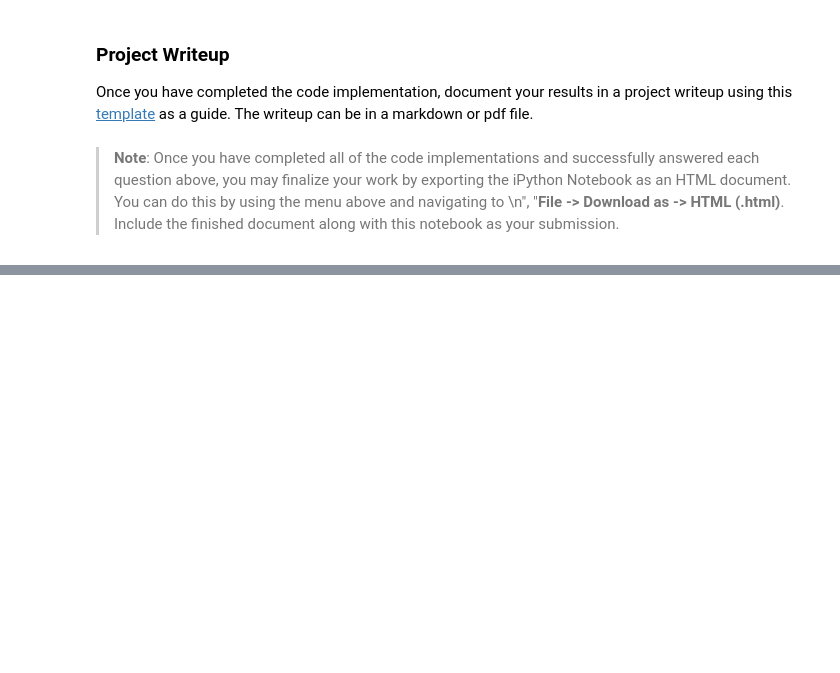
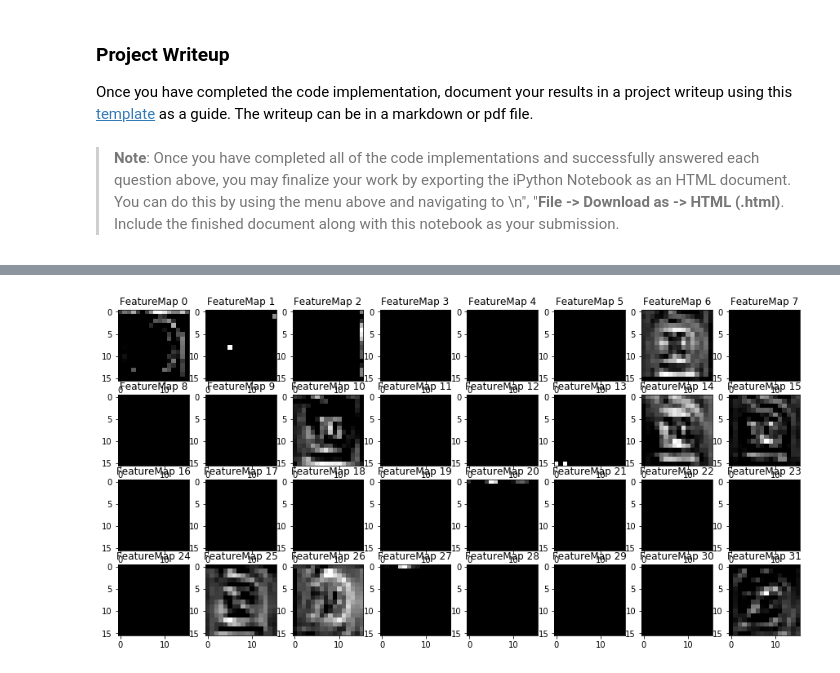
Before and after one commit to KUASWoodyLIN/Udacity_self_driving_car_challenge_2, a Jupyter notebook: Traffic_Sign_Classifier.ipynb, the cells around one changed output, grey strips where cells are left out. Saved outputs shown, nothing was run; the diff lists cells and outputs as text; code cells hidden in the pictures; blank space fills up the shorter version.

```diff
--- a/Traffic_Sign_Classifier.ipynb
+++ b/Traffic_Sign_Classifier.ipynb
@@ -550,0 +595,4 @@ outputFeatureMap(X_test[1:2], conv_layer1)
+# %%
+outputFeatureMap(X_test[1:2], conv_layer3)
+# %% [output]
+[figure, added]
```
Also changed, not shown: parts of 22 cells of this notebook, 6 other files.
